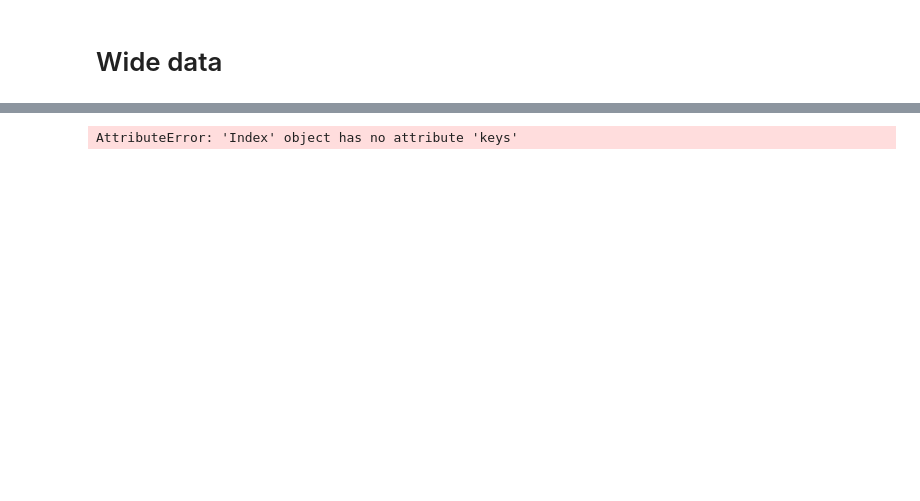
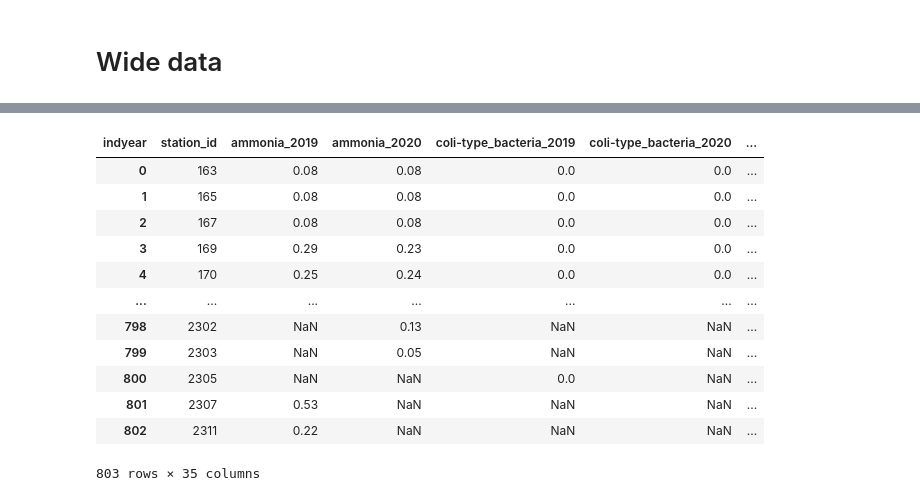
Before and after one commit to kristjan-eljand/andmetalgud, a Jupyter notebook: terviseamet.ipynb, the cells around one changed output, grey strips where cells are left out. Saved outputs shown, nothing was run; the diff lists cells and outputs as text; code cells hidden in the pictures; blank space fills up the shorter version.

```diff
--- a/terviseamet.ipynb
+++ b/terviseamet.ipynb
@@ -194,25 +267,24 @@ Length: 409, dtype: int64
-# %%
-indicators_to_keep.keys()
-
-indicator_name_map = {
-'Hägusus (NTU)' : 'turbidity',
-'Escherichia coli': 'escherichia_coli',
-'Coli-laadsed bakterid': 'coli-type_bacteria',
-'Värvus (Pt/Co skaala)': 'color',
-'Raud': 'iron',
-'Maitse (lahjendusaste)': 'taste',
-'Lõhn (lahjendusaste)': 'smell',
-'pH': 'ph',
-'Elektrijuhtivus': 'conductivity',
-'Ammoonium': 'ammonia',
-'Lõhn (pallides)': 'smell2',
-'Kolooniate arv 22 °C': 'number_of_colonies',
-'Enterokokid': 'enterococci',
-'Coli-laadsed bakterid (Colilert)': 'coli-type_bacteria_colilert',
-'Escherichia coli (Colilert)': 'escherichia-coli_colilert',
-'Mangaan': 'manganese',
-'Clostridium perfringens (koos eostega)': 'clostridium_perfringens',
-'Oksüdeeritavus': 'oxidability'
-}
-# %% [output]
-AttributeError: 'Index' object has no attribute 'keys'
+# %%
+# Keep rows with max N missing values
+n = int(wide_df.shape[1]/2)
+missing_count = wide_df.isna().T.sum()
+max_n_missing = missing_count[missing_count <= n].to_frame()
+# %%
+# Keep only rows with not more than max allowed number of missing values
+clean_df = wide_df[[i in max_n_missing.index for i in wide_df.index]]
+clean_df.reset_index(inplace=True)
+clean_df
+# %% [output]
+| indyear | station_id | ammonia_2019 | ammonia_2020 | coli-type_bacteria_2019 | coli-type_bacteria_2020 | ... |
+| 0 | 163 | 0.08 | 0.08 | 0.0 | 0.0 | ... |
+| 1 | 165 | 0.08 | 0.08 | 0.0 | 0.0 | ... |
+| 2 | 167 | 0.08 | 0.08 | 0.0 | 0.0 | ... |
+| 3 | 169 | 0.29 | 0.23 | 0.0 | 0.0 | ... |
+| 4 | 170 | 0.25 | 0.24 | 0.0 | 0.0 | ... |
+| ... | ... | ... | ... | ... | ... | ... |
+| 798 | 2302 | NaN | 0.13 | NaN | NaN | ... |
+| 799 | 2303 | NaN | 0.05 | NaN | NaN | ... |
+| 800 | 2305 | NaN | NaN | 0.0 | NaN | ... |
+| 801 | 2307 | 0.53 | NaN | NaN | NaN | ... |
+| 802 | 2311 | 0.22 | NaN | NaN | NaN | ... |
+803 rows × 35 columns
```
Also changed, not shown: parts of 25 cells of this notebook, 4 other files.
